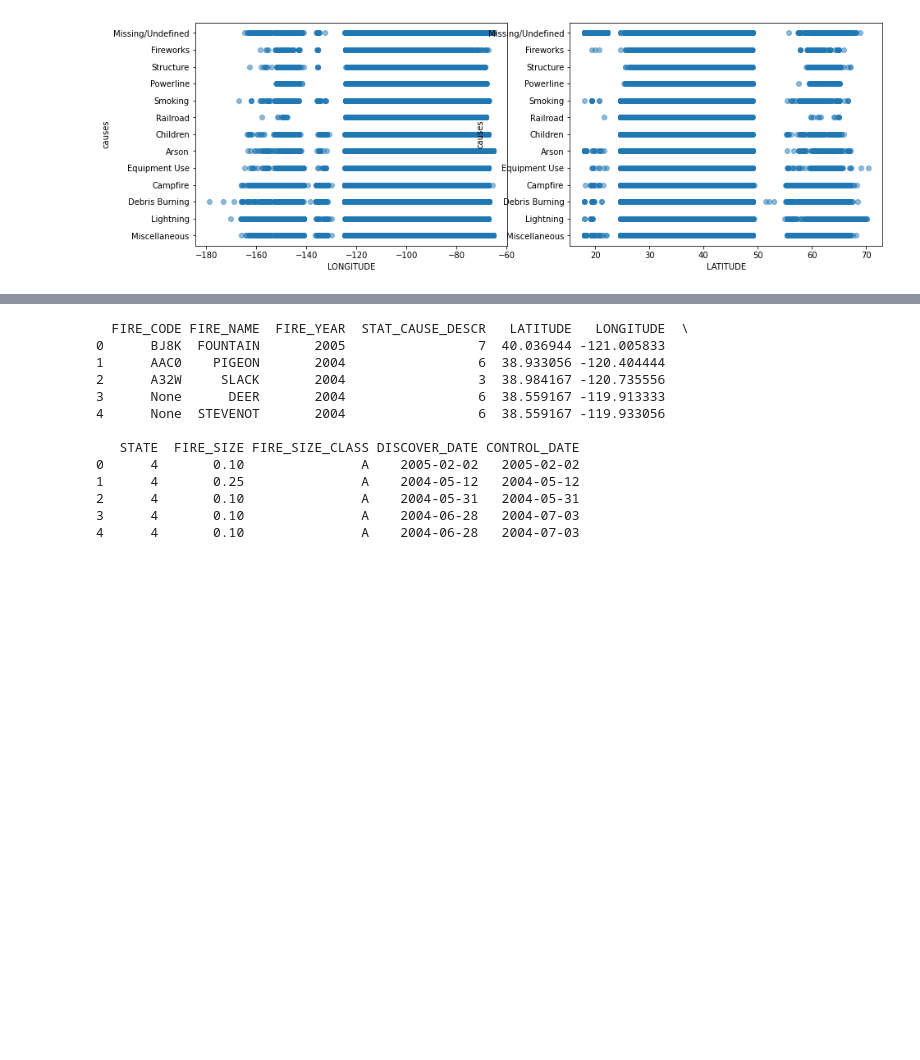
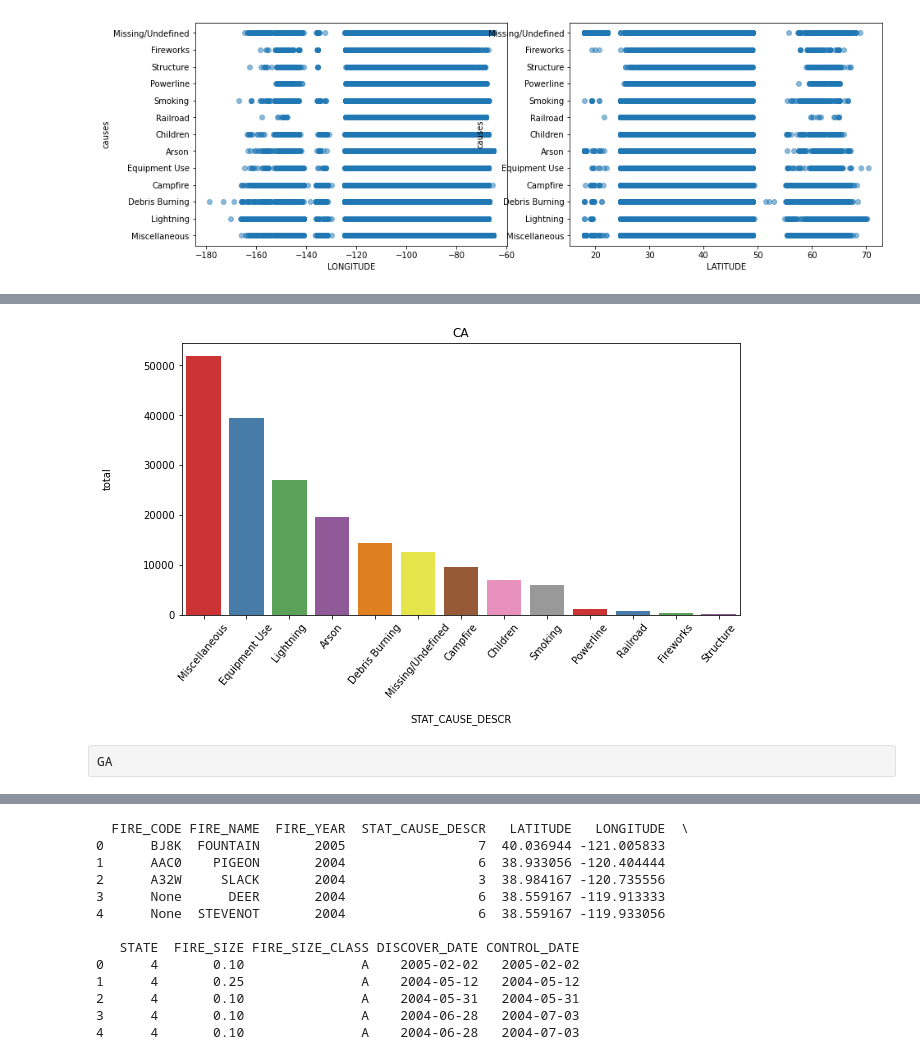
Before and after one commit to HaonanQuan1/Data-Science-WildFire, a Jupyter notebook: Project_Wildfire.ipynb, the cells around one changed output, grey strips where cells are left out. Saved outputs shown, nothing was run; the diff lists cells and outputs as text; code cells hidden in the pictures; blank space fills up the shorter version.

```diff
--- a/Project_Wildfire.ipynb
+++ b/Project_Wildfire.ipynb
@@ -243,0 +279,14 @@ Text(0, 0.5, 'causes')
+# %%
+data_CA = pd.read_sql_query("SELECT count(STAT_CAUSE_DESCR)as total,STAT_CAUSE_DESCR FROM 'Fires' where STATE='CA' group by STAT_CAUSE_DESCR order by total desc", conn)
+
+fig, ax = plt.subplots(figsize=(10,5))
+sns.barplot(x='STAT_CAUSE_DESCR', y='total', data=data_CA, palette='Set1')
+ax.set_xlabel(ax.get_xlabel(), labelpad=15)
+ax.set_ylabel(ax.get_ylabel(), labelpad=30)
+plt.xticks(rotation=50)
+plt.title('CA')
+plt.show()
+# %% [output]
+[figure, added]
+# %% [raw]
+GA
```
Also changed, not shown: parts of 66 cells of this notebook.
